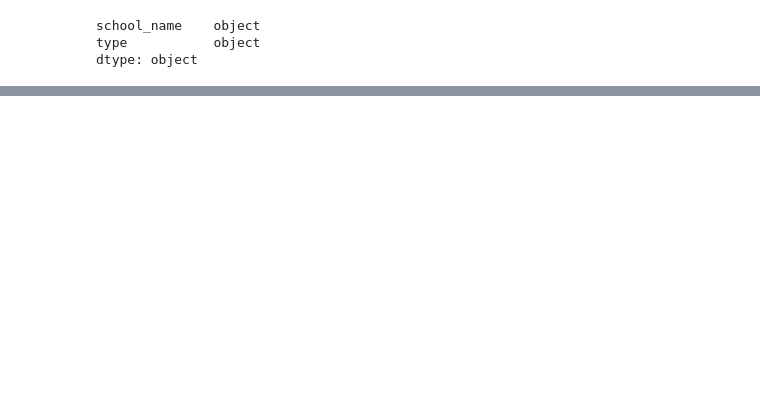
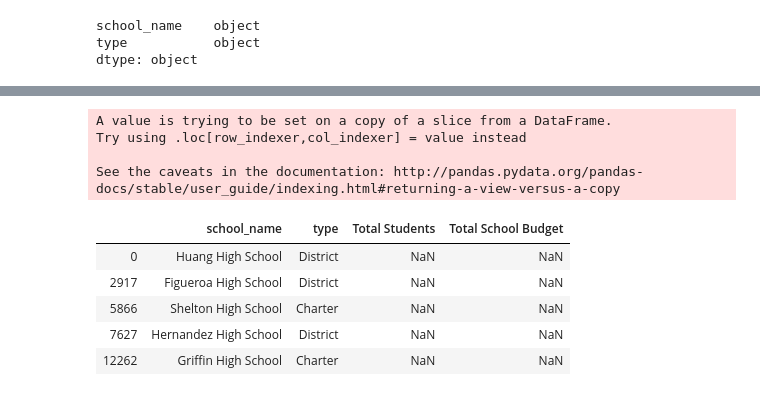
Before and after one commit to ejmayer/PyCitySchools, a Jupyter notebook: CitySchools.ipynb, the cells around one changed output, grey strips where cells are left out. Cells and saved outputs as stored; diff of their text form; code cells hidden in the pictures; blank space fills up the shorter version.

```diff
--- a/CitySchools.ipynb
+++ b/CitySchools.ipynb
@@ -250,5 +258,5 @@ school_name    object
 type           object
 dtype: object
 # %%
-school_summary.rename(columns={["school_name"]:"School Name", ["type"]:"Type"},inplace=True)
-school_summary
+#school_summary.rename(columns={["school_name"]:"School Name", ["type"]:"Type"},inplace=True)
+#school_summary
@@ -291,7 +272,7 @@ See the caveats in the documentation: http://pandas.pydata.org/pandas-docs/stabl
 school_summary_df = school_summary_df.set_index("School Name", inplace=True)
 school_summary_df
 # %%
-school_summary = pd.DataFrame({school_data_complete['School Name'], school_data_complete['Type']})
-#school_summary = school_summary.set_index('School Name')
+#school_summary = pd.DataFrame({school_data_complete['School Name'], school_data_complete['Type']})
+##school_summary = school_summary.set_index('School Name')
 #school_summary = school_summary.drop_duplicates(subset=['School Name'])
-school_summary
+#school_summary
@@ -304,7 +335,18 @@ school_data_complete.head()
 # %%
-total_school_budget = school_data_complete.groupby(['School Name'])['budget'].unique()
+total_school_budget = school_data_complete.groupby(['school_name'])['budget'].unique()
 school_summary["Total School Budget"] = total_school_budget
 school_summary.head()
+# %% [output]
+A value is trying to be set on a copy of a slice from a DataFrame.
+Try using .loc[row_indexer,col_indexer] = value instead
+
+See the caveats in the documentation: http://pandas.pydata.org/pandas-docs/stable/user_guide/indexing.html#returning-a-view-versus-a-copy
+|  | school_name | type | Total Students | Total School Budget |
+| 0 | Huang High School | District | NaN | NaN |
+| 2917 | Figueroa High School | District | NaN | NaN |
+| 5866 | Shelton High School | Charter | NaN | NaN |
+| 7627 | Hernandez High School | District | NaN | NaN |
+| 12262 | Griffin High School | Charter | NaN | NaN |
 # %%
 per_student_budget = total_school_budget / total_students
 school_summary["Per Student Budget"] = (per_student_budget)
```
Also changed, not shown: parts of 18 cells of this notebook, 1 other file.
